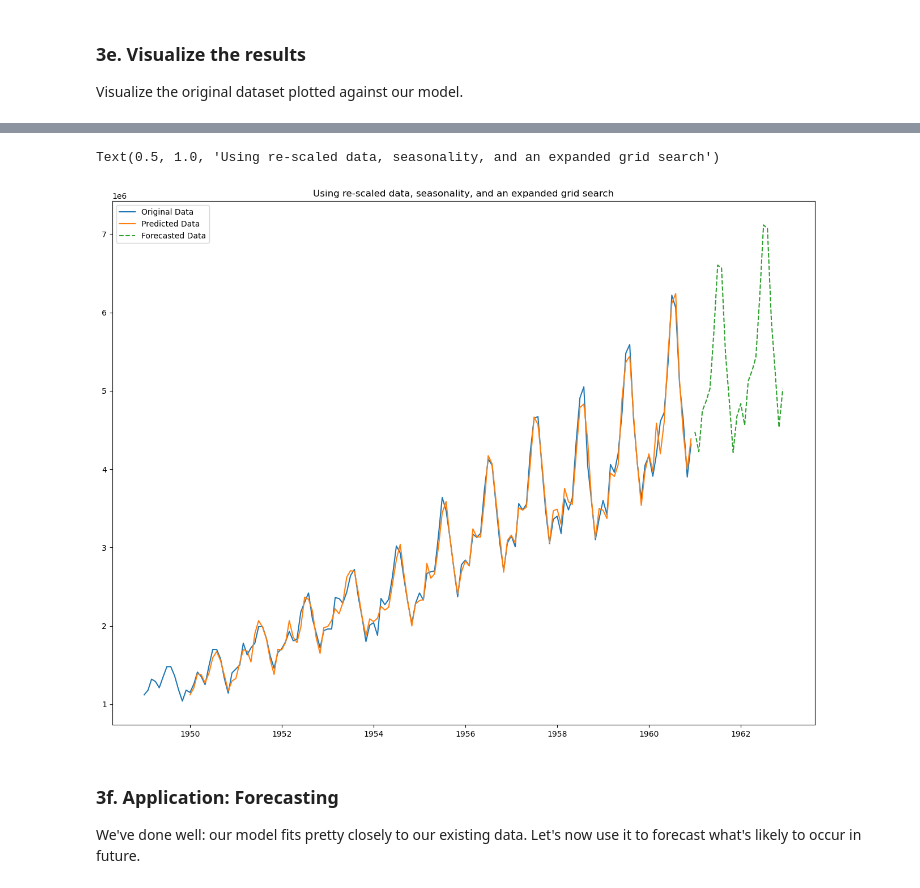
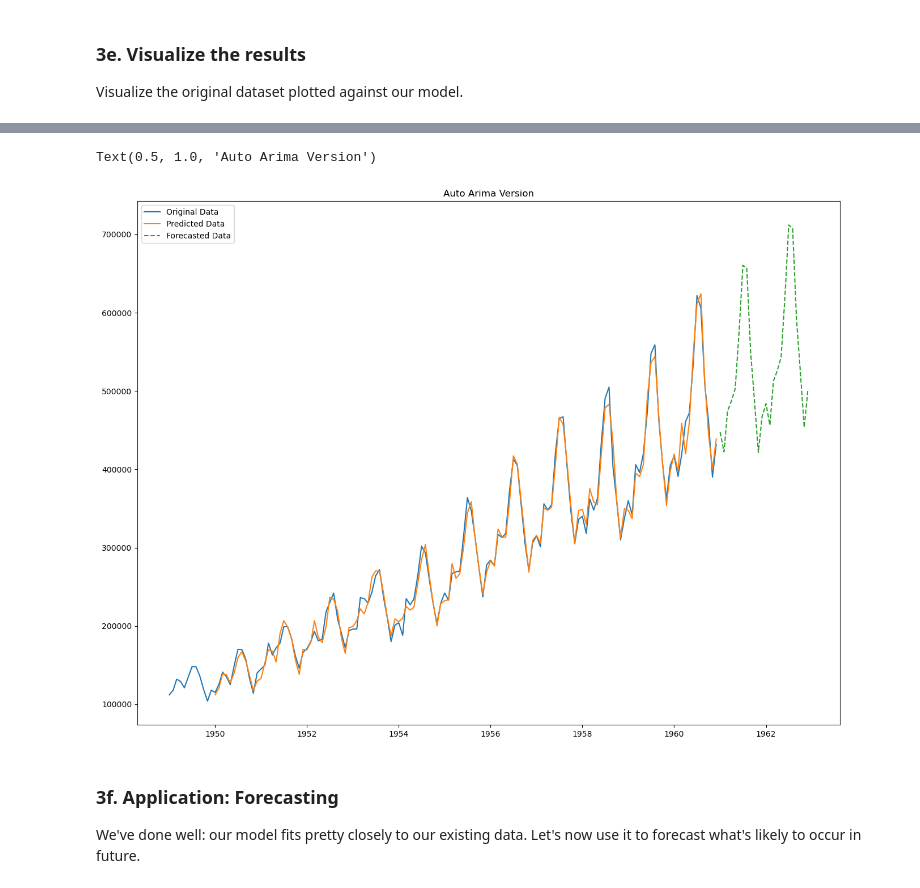
Before and after one commit to frankfletcher/Springboard-Data-Science, a Jupyter notebook: Module 21.1 - Cowboys and Cigrettes Case Study/Cowboy Cigarettes Case Study - Tier 3-FrankFletcher-better-version.ipynb, the cells around one changed output, grey strips where cells are left out. Cells and saved outputs as stored; diff of their text form; code cells hidden in the pictures.

```diff
--- a/Module 21.1 - Cowboys and Cigrettes Case Study/Cowboy Cigarettes Case Study - Tier 3-FrankFletcher-better-version.ipynb
+++ b/Module 21.1 - Cowboys and Cigrettes Case Study/Cowboy Cigarettes Case Study - Tier 3-FrankFletcher-better-version.ipynb
@@ -75,7 +75,7 @@ cigData = pd.read_csv('CowboyCigsData.csv', usecols=['Time', '#CigSales'], parse
 
 This alteration will make many of the exercises work (like taking the log to decrease variance)
 # %%
-cigData = (cigData - 1000000) * 10000
+cigData = (cigData - 1000000) * 1000
 # %% [markdown]
 ### 1c. Explore the data
 We now need to check whether the data conduces to a time series style analysis.
@@ -659,13 +665,13 @@ Text(0.5, 1.0, 'Using re-scaled data, seasonality, and an expanded grid search')
 # %%
 plt.figure(figsize=(16,12))
 plt.plot(np.exp(dflog), label='Original Data')
 plt.plot(np.exp(pred_aa[12:]), label='Predicted Data')
 plt.plot(np.exp(forecast_aa), label='Forecasted Data', ls='--')
 plt.legend()
-plt.title('Using re-scaled data, seasonality, and an expanded grid search')
+plt.title('Auto Arima Version')
 # %% [output]
-Text(0.5, 1.0, 'Using re-scaled data, seasonality, and an expanded grid search')
+Text(0.5, 1.0, 'Auto Arima Version')
-[figure, old version]
+[figure, new version]
 # %% [markdown]
 ### 3f. Application: Forecasting
 
```
Also changed, not shown: parts of 24 cells of this notebook.
